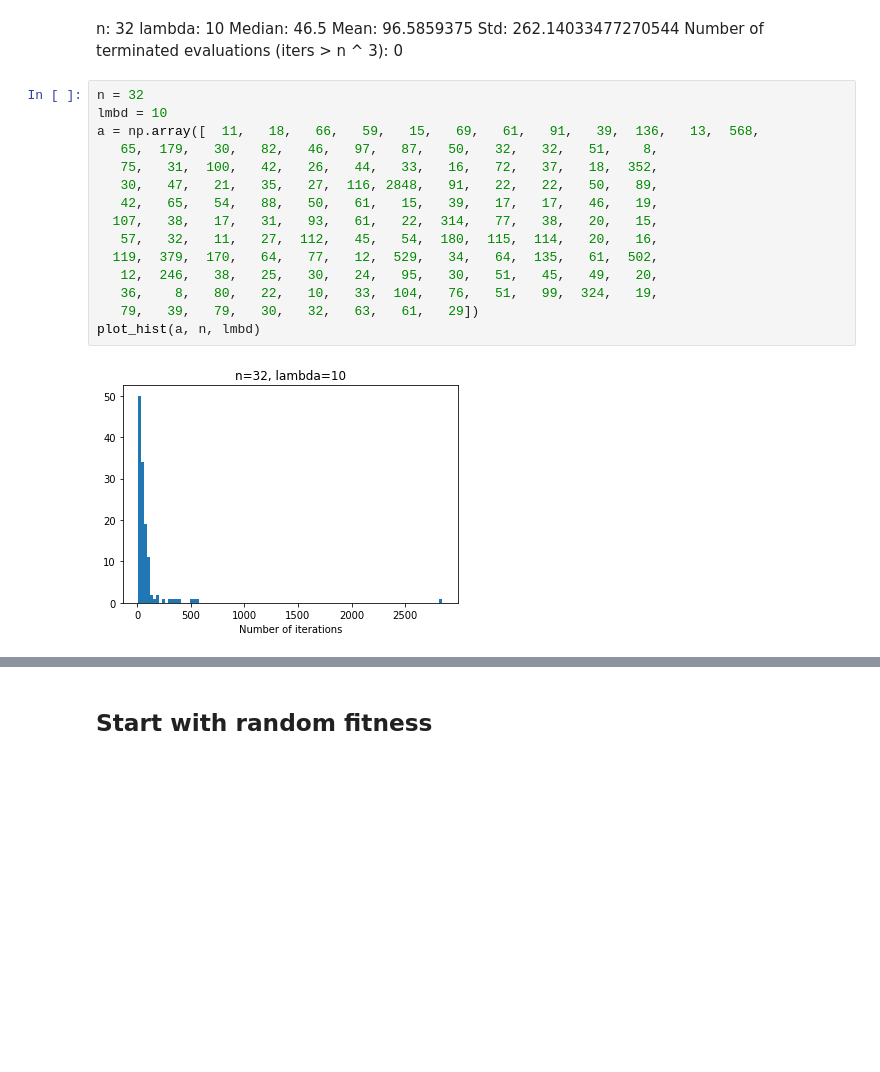
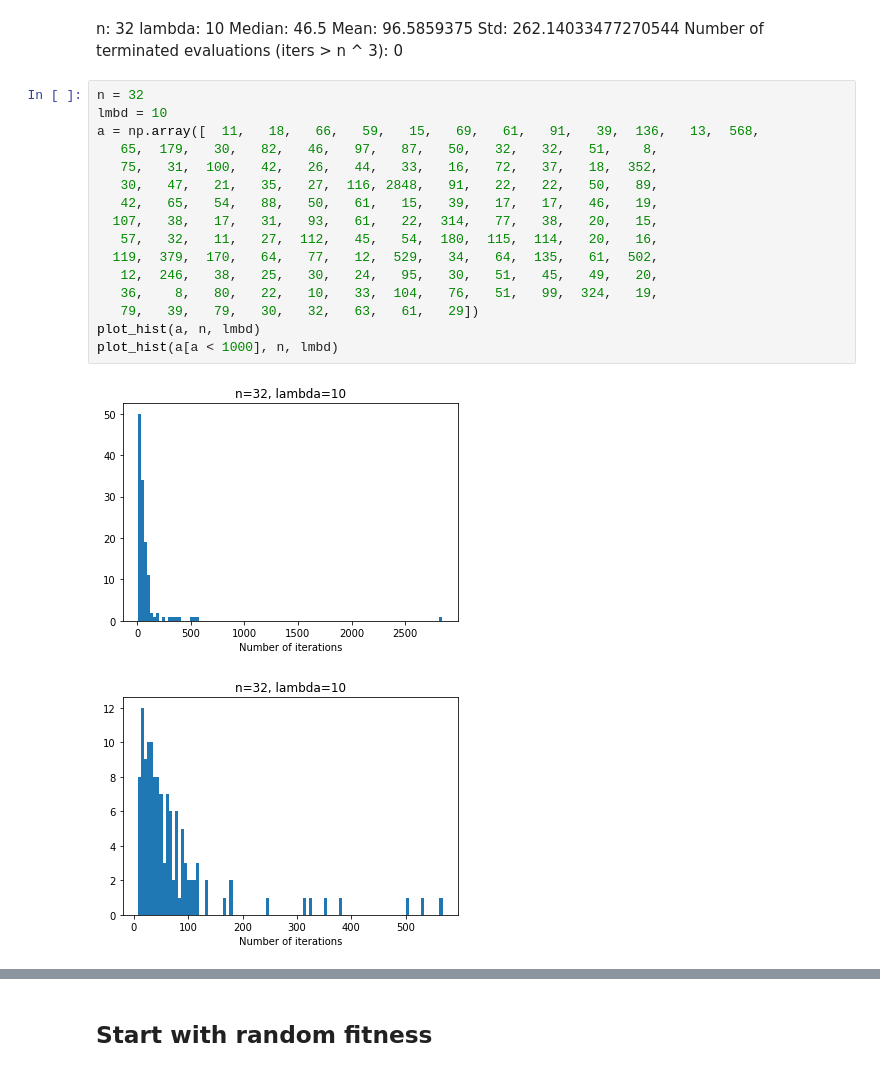
Before and after one commit to sashapff/ollga-noise, a Jupyter notebook: notebook.ipynb, the cells around one changed output, grey strips where cells are left out. Cells and saved outputs as stored; diff of their text form; blank space fills up the shorter version.

```diff
--- a/notebook.ipynb
+++ b/notebook.ipynb
@@ -43,17 +45,19 @@ Number of terminated evaluations (iters > n ^ 3): 0
 # %%
 n = 32
 lmbd = 10
 a = np.array([  11,   18,   66,   59,   15,   69,   61,   91,   39,  136,   13,  568,
    65,  179,   30,   82,   46,   97,   87,   50,   32,   32,   51,    8,
    75,   31,  100,   42,   26,   44,   33,   16,   72,   37,   18,  352,
    30,   47,   21,   35,   27,  116, 2848,   91,   22,   22,   50,   89,
    42,   65,   54,   88,   50,   61,   15,   39,   17,   17,   46,   19,
   107,   38,   17,   31,   93,   61,   22,  314,   77,   38,   20,   15,
    57,   32,   11,   27,  112,   45,   54,  180,  115,  114,   20,   16,
   119,  379,  170,   64,   77,   12,  529,   34,   64,  135,   61,  502,
    12,  246,   38,   25,   30,   24,   95,   30,   51,   45,   49,   20,
    36,    8,   80,   22,   10,   33,  104,   76,   51,   99,  324,   19,
    79,   39,   79,   30,   32,   63,   61,   29])
 plot_hist(a, n, lmbd)
+plot_hist(a[a < 1000], n, lmbd)
 # %% [output]
 [figure]
+[figure, added]
```
Also changed, not shown: parts of 5 cells of this notebook.
